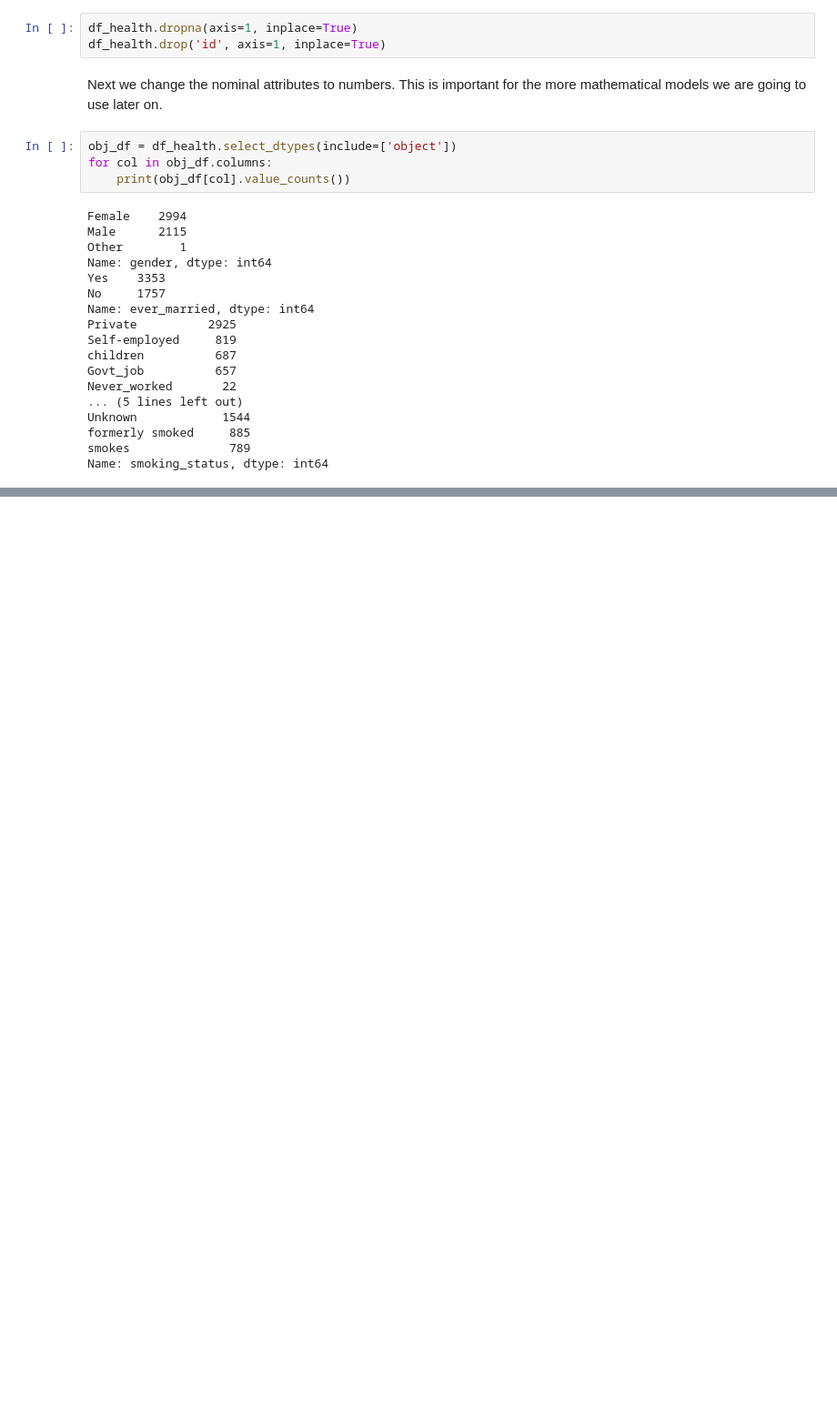
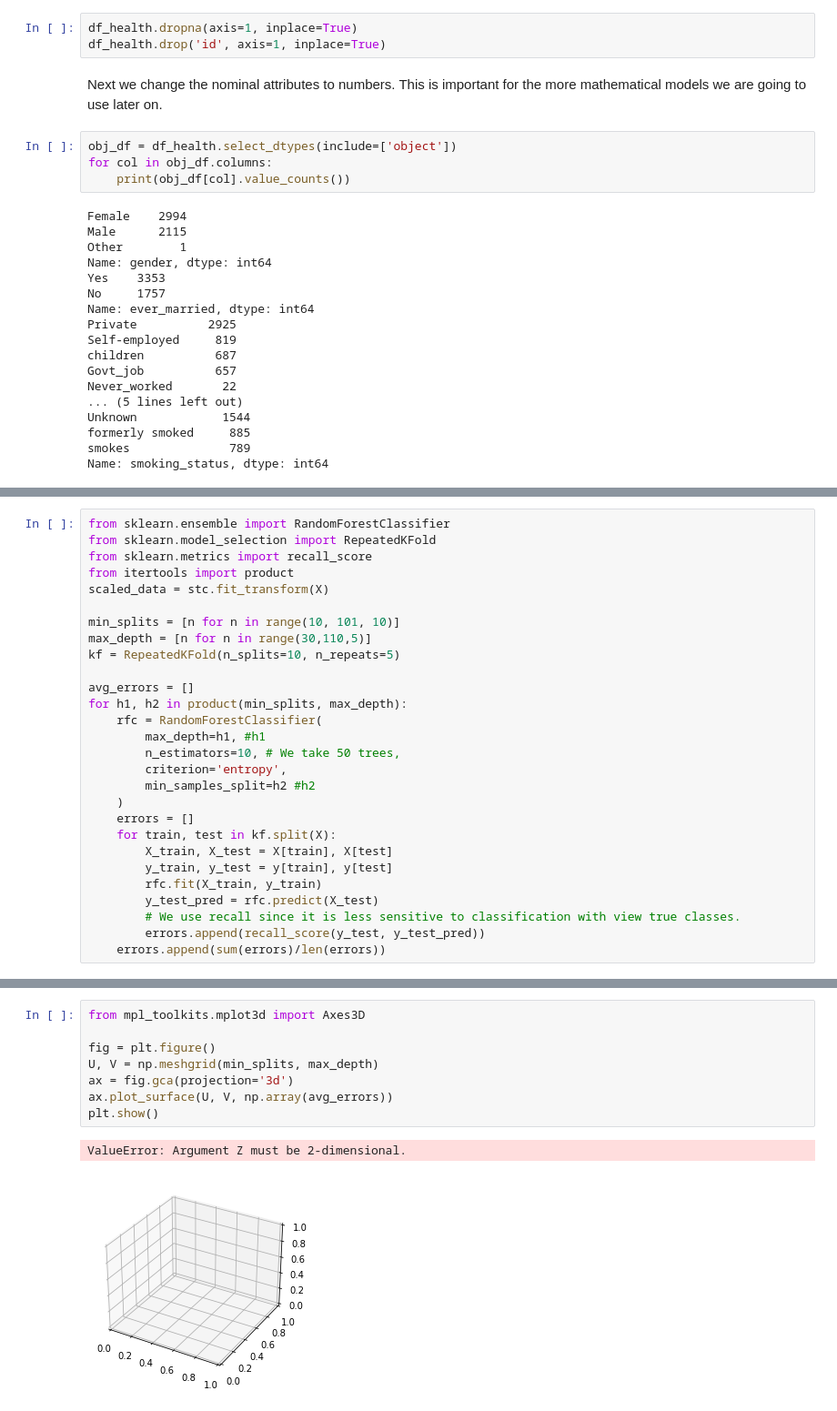
Before and after one commit to gabrysera/DataMining, a Jupyter notebook: DataMining_Marco_Gabriele.ipynb, the cells around one changed output, grey strips where cells are left out. Shown at 91% size. Saved outputs shown, nothing was run; the diff lists cells and outputs as text; blank space fills up the shorter version.

```diff
--- a/DataMining_Marco_Gabriele.ipynb
+++ b/DataMining_Marco_Gabriele.ipynb
@@ -108,0 +134,28 @@ dtype: object
+# %%
+from sklearn.ensemble import RandomForestClassifier
+from sklearn.model_selection import RepeatedKFold
+from sklearn.metrics import recall_score
+from itertools import product
+scaled_data = stc.fit_transform(X)
+
+min_splits = [n for n in range(10, 101, 10)]
+max_depth = [n for n in range(30,110,5)]
+kf = RepeatedKFold(n_splits=10, n_repeats=5)
+
+avg_errors = []
+for h1, h2 in product(min_splits, max_depth):
+    rfc = RandomForestClassifier(
+        max_depth=h1, #h1
+        n_estimators=10, # We take 50 trees,
+        criterion='entropy',
+        min_samples_split=h2 #h2
+    )
+    errors = []
+    for train, test in kf.split(X):
+        X_train, X_test = X[train], X[test]
+        y_train, y_test = y[train], y[test]
+        rfc.fit(X_train, y_train)
+        y_test_pred = rfc.predict(X_test)
+        # We use recall since it is less sensitive to classification with view true classes.
+        errors.append(recall_score(y_test, y_test_pred))
+    errors.append(sum(errors)/len(errors))
@@ -108,0 +180,11 @@ dtype: object
+# %%
+from mpl_toolkits.mplot3d import Axes3D
+
+fig = plt.figure()
+U, V = np.meshgrid(min_splits, max_depth)
+ax = fig.gca(projection='3d')
+ax.plot_surface(U, V, np.array(avg_errors))
+plt.show()
+# %% [output]
+ValueError: Argument Z must be 2-dimensional.
+[figure, added]
```
Also changed, not shown: parts of 8 cells of this notebook.
